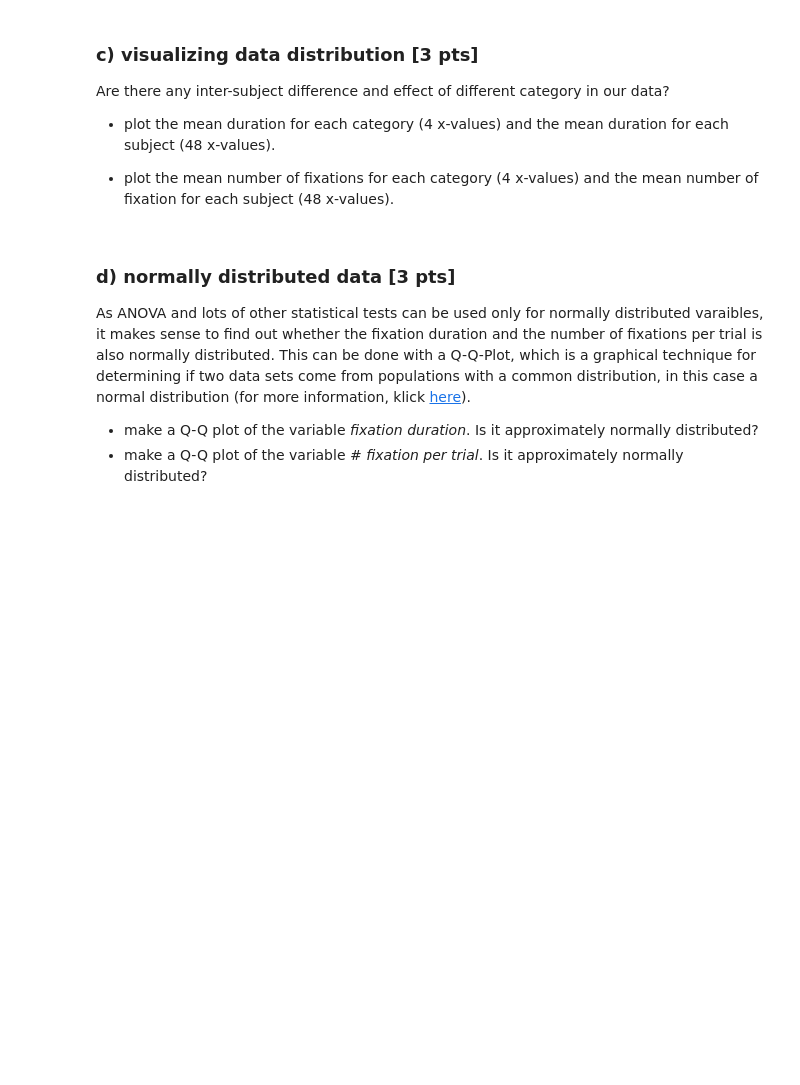
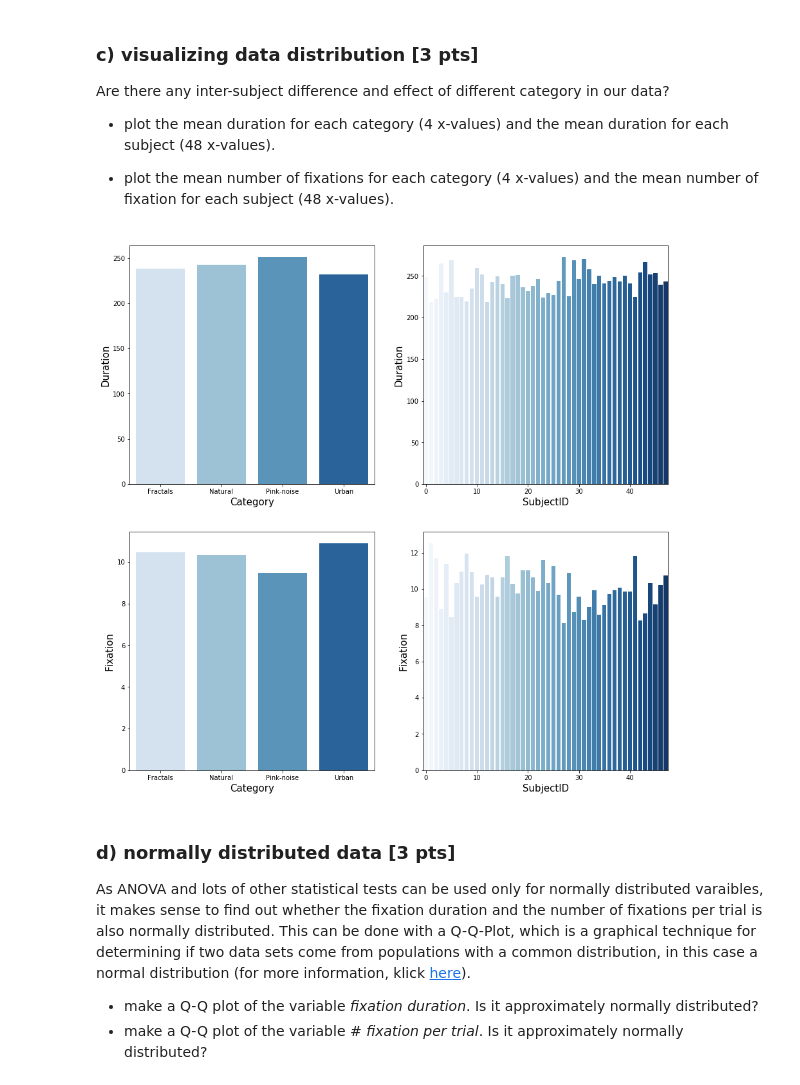
Before and after one commit to NBP-ACC/week-7-acc_5, a Jupyter notebook: Sheet05.ipynb, the cells around one changed output. Saved outputs shown, nothing was run; the diff lists cells and outputs as text; code cells hidden in the pictures; blank space fills up the shorter version.

```diff
--- a/Sheet05.ipynb
+++ b/Sheet05.ipynb
@@ -222,3 +162,44 @@ Are there any inter-subject difference and effect of different category in our d
+# %%
+#mean duration for each category
+cat_dur = df.groupby('categoryname', as_index=False)['duration'].mean()
+#mean duration for each subject over all categories and trials
+sub_dur = df.groupby('SUBJECTINDEX', as_index=False)['duration'].mean()
+#mean number of fixations for each category
+cat_fix = df.groupby('categoryname', as_index=False)['fix'].mean()
+#mean number of fixations for each subject over all categories and trials
+sub_fix = df.groupby('SUBJECTINDEX', as_index=False)['fix'].mean()
+
+# PLOTTING
+fig, axes = plt.subplots(nrows=2, ncols=2, figsize=(15,15))
+axes = axes.flatten()
+
+
+ax1 = sns.barplot(x='categoryname', y='duration', data=cat_dur, palette='Blues', ax=axes[0])
+ax2 = sns.barplot(x='SUBJECTINDEX', y='duration', data=sub_dur, palette='Blues', ax=axes[1])
+ax3 = sns.barplot(x='categoryname', y='fix', data=cat_fix, palette='Blues', ax=axes[2])
+ax4 = sns.barplot(x='SUBJECTINDEX', y='fix', data=sub_fix, palette='Blues', ax=axes[3])
+
+plt.sca(axes[0])
+plt.ylabel('Duration',fontsize=15)
+plt.xlabel('Category',fontsize=15)
+
+plt.sca(axes[1])
+plt.xticks(ticks=[0,10,20,30,40], labels=[0,10,20,30,40])
+plt.ylabel('Duration',fontsize=15)
+plt.xlabel('SubjectID',fontsize=15)
+
+plt.sca(axes[2])
+plt.ylabel('Fixation',fontsize=15)
+plt.xlabel('Category',fontsize=15)
+
+plt.sca(axes[3])
+plt.xticks(ticks=[0,10,20,30,40], labels=[0,10,20,30,40])
+plt.ylabel('Fixation',fontsize=15)
+plt.xlabel('SubjectID',fontsize=15)
+
+plt.show()
+# %% [output]
+[figure, added]
 # %% [markdown]
 ### d) normally distributed data [3 pts]
 As ANOVA and lots of other statistical tests can be used only for normally distributed varaibles, it makes sense to find out whether the fixation duration and the number of fixations per trial is also normally distributed. This can be done with a Q-Q-Plot, which  is a graphical technique for determining if two data sets come from populations with a common distribution, in this case a normal distribution (for more information, klick [here](https://www.itl.nist.gov/div898/handbook/eda/section3/eda33o.htm)).
```
Also changed, not shown: parts of 19 cells of this notebook.
